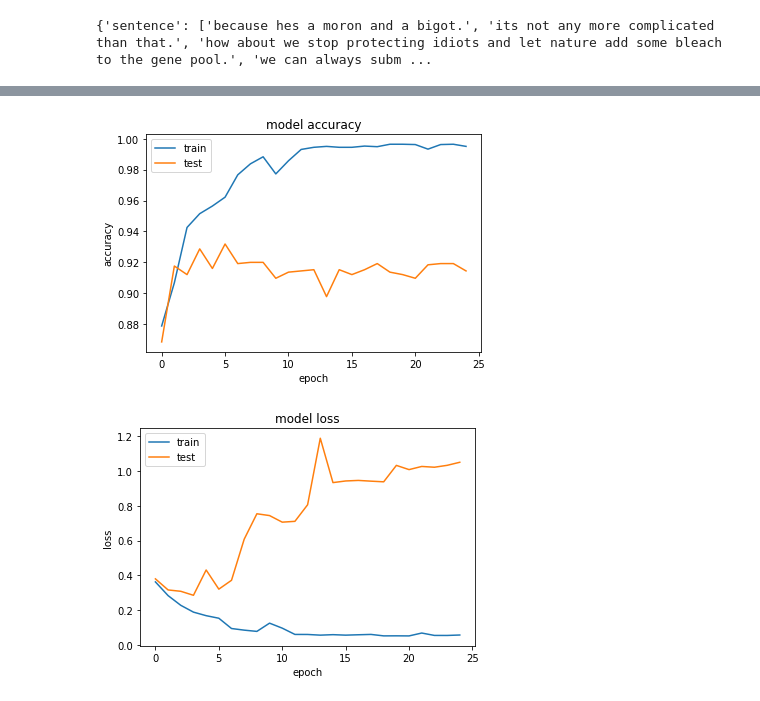
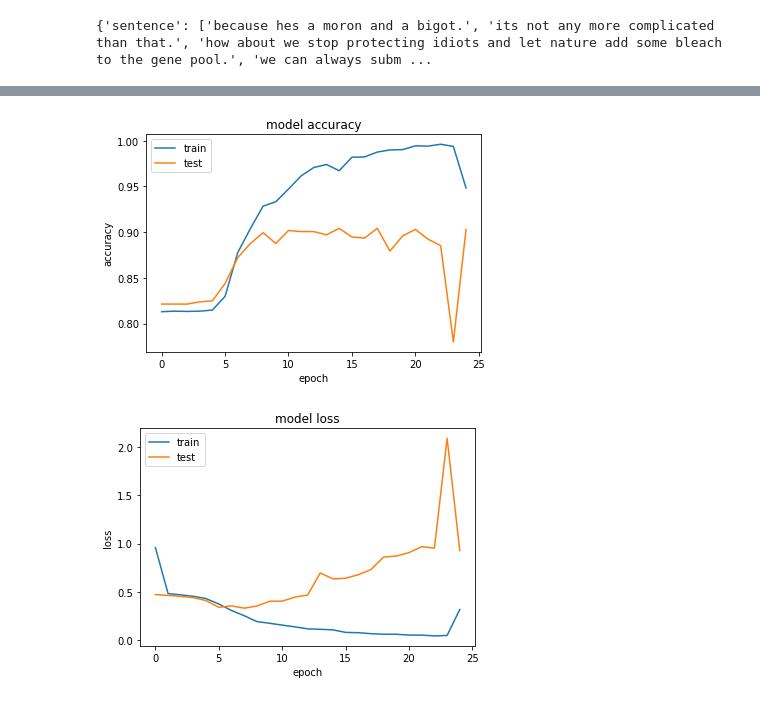
Before and after one commit to paatrycjaa/wedt-toxic-span-detection, a Jupyter notebook: attention.ipynb, the cells around one changed output, grey strips where cells are left out. Saved outputs shown, nothing was run; the diff lists cells and outputs as text; code cells hidden in the pictures.

```diff
--- a/attention.ipynb
+++ b/attention.ipynb
@@ -209,7 +209,7 @@ Non-trainable params: 0
 _________________________________________________________________
 None
 # %%
-history = model.fit(x_train, y_train, validation_data=(x_val, y_val), epochs=25, batch_size=256,shuffle=True, callbacks=[checkpoint])
+history = model.fit(x_train, y_train, validation_data=(x_val, y_val), epochs=25, batch_size=1024,shuffle=True, callbacks=[checkpoint])
 print(history.history.keys())
 plt.plot(history.history['acc'])
 plt.plot(history.history['val_acc'])
@@ -248,6 +248,6 @@ Epoch 25/25
 dict_keys(['loss', 'acc', 'val_loss', 'val_acc'])
-[figure, old version]
+[figure, new version]
-[figure, old version]
+[figure, new version]
 # %%
 def wordAttentionWeights(sequenceSentence,weights):
     """
```
Also changed, not shown: parts of 7 cells of this notebook, 5 other files.
